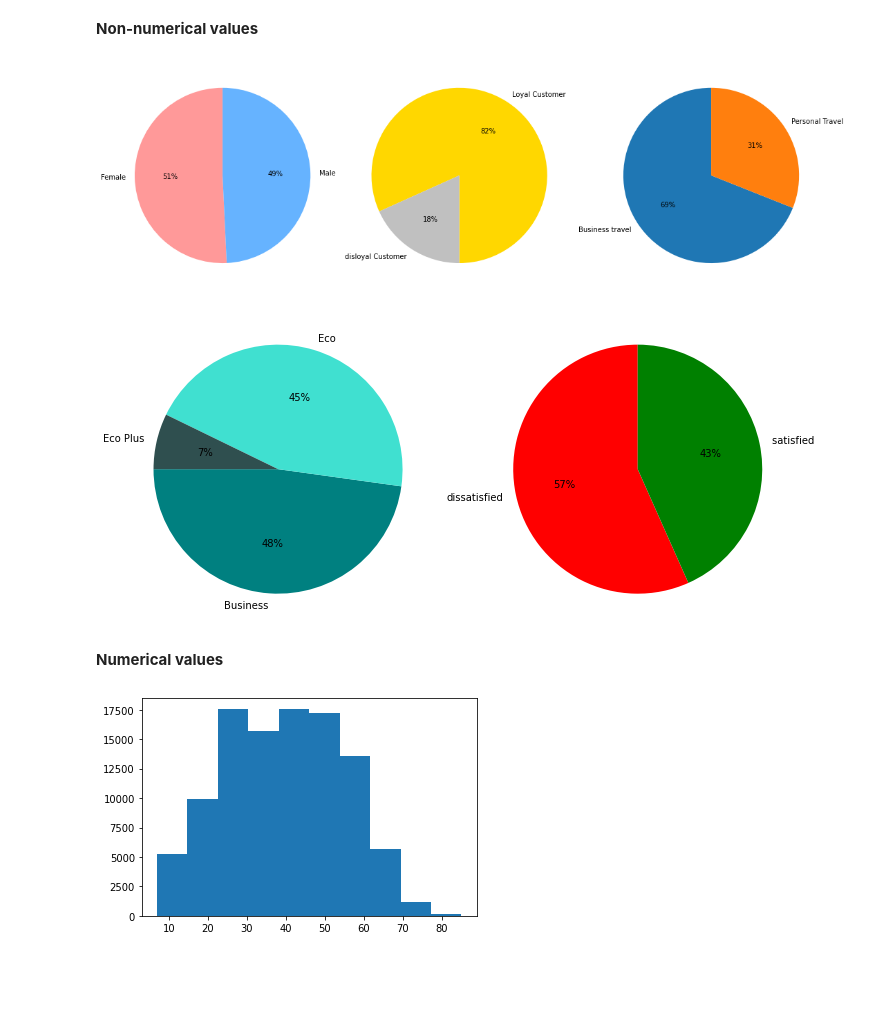
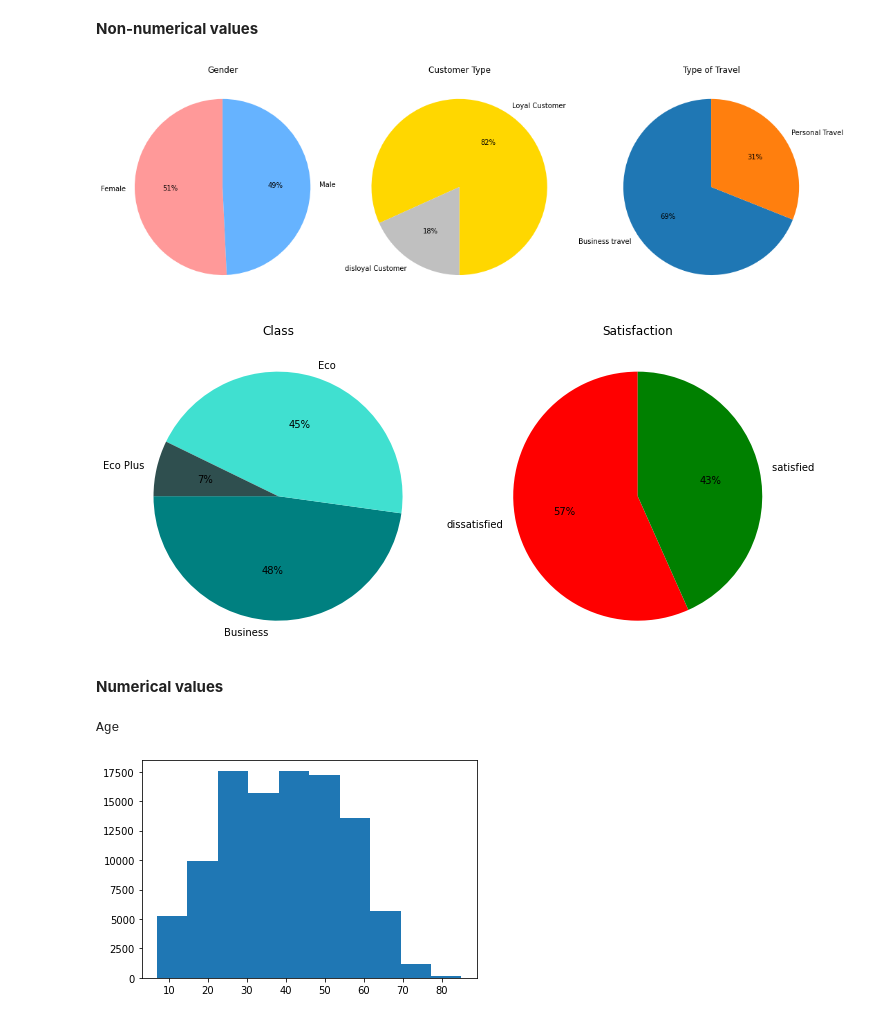
Before and after one commit to soraya-mi/flight_anlysis, a Jupyter notebook: Project2.ipynb, the cells around one changed output. Drawn from its saved outputs; the diff is of its cells as text; code cells hidden in the pictures; blank space fills up the shorter version.

```diff
--- a/Project2.ipynb
+++ b/Project2.ipynb
@@ -21,0 +15,4 @@ dataframe.head()
+# %%
+dataframe=dataframe.drop('id',1)
+dataframe=dataframe.drop('index',1)
+dataframe.head()
@@ -46,31 +50,43 @@ memory usage: 19.8+ MB
 # %%
 # create subplot 1
 f, (ax1, ax2,ax3) = plt.subplots(1, 3,constrained_layout=True,figsize=(15, 10))
+
 # pie chart for gender
 y=dataframe.Gender.value_counts(normalize=True)
+ax1.set_title("Gender")
 ax1.pie(y,labels=['Female','Male'],startangle = 90,colors = ['#ff9999','#66b3ff'],autopct='%1.0f%%')
+
 #piechart for Customer Type
+ax2.set_title("Customer Type")
 y=dataframe['Customer Type'].value_counts(normalize=True)
 ax2.pie(y,labels=['Loyal Customer','disloyal Customer'],startangle = 270,autopct='%1.0f%%',colors=["gold","silver"])
-# #piechart for Type of Travel
+
+#piechart for Type of Travel
+ax3.set_title("Type of Travel")
 ax3.pie(dataframe['Type of Travel'].value_counts(normalize=True),labels=['Business travel','Personal Travel'],startangle = 90,autopct='%1.0f%%');
+
 # create subplot 2
 f, (ax1, ax2) = plt.subplots(1, 2,constrained_layout=True,figsize=(10, 7))
-# #piechart for Type of Class
+##piechart for Type of Class
+ax1.set_title("Class")
 class_colors=["teal","turquoise","darkslategrey"]
 ax1.pie(dataframe['Class'].value_counts(normalize=True),labels=['Business','Eco','Eco Plus'],startangle = 180,autopct='%1.0f%%',colors=class_colors)
 #Pie chart for satisfaction
+ax2.set_title("Satisfaction")
 ax2.pie(dataframe['satisfaction'].value_counts(normalize=True),labels=['dissatisfied','satisfied '],colors=["red","green"],startangle = 90,autopct='%1.0f%%');
 # %% [output]
-[figure, old version]
+[figure, new version]
-[figure, old version]
+[figure, new version]
 # %% [markdown]
 **Numerical values**
 # %%
 #plot for Age
+print("Age")
 plt.hist(dataframe.Age)
+# plt.set_title("Age")
 plt.show()
 # %% [output]
+Age
 [figure]
 # %%
 from matplotlib.ticker import PercentFormatter
```
Also changed, not shown: parts of 11 cells of this notebook.
